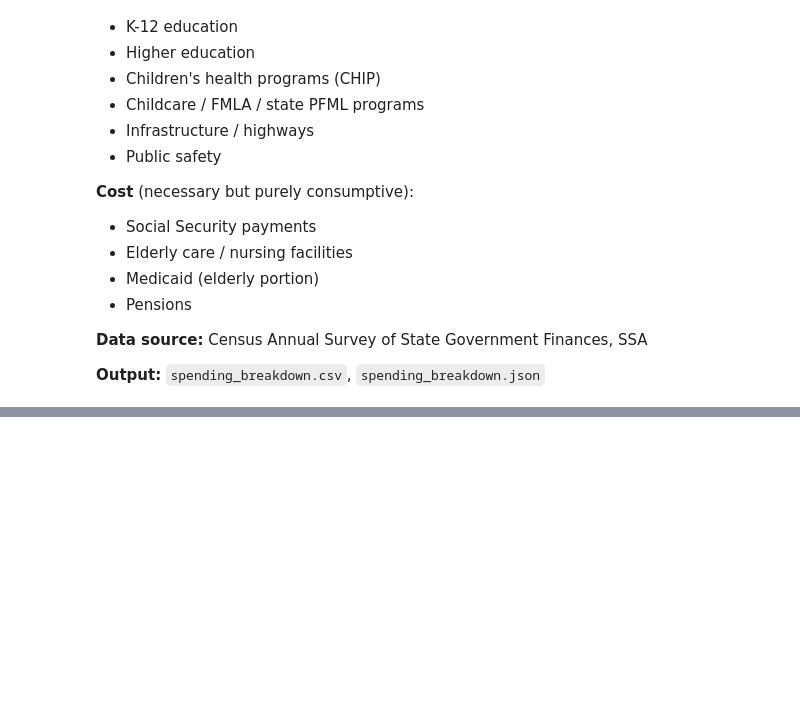
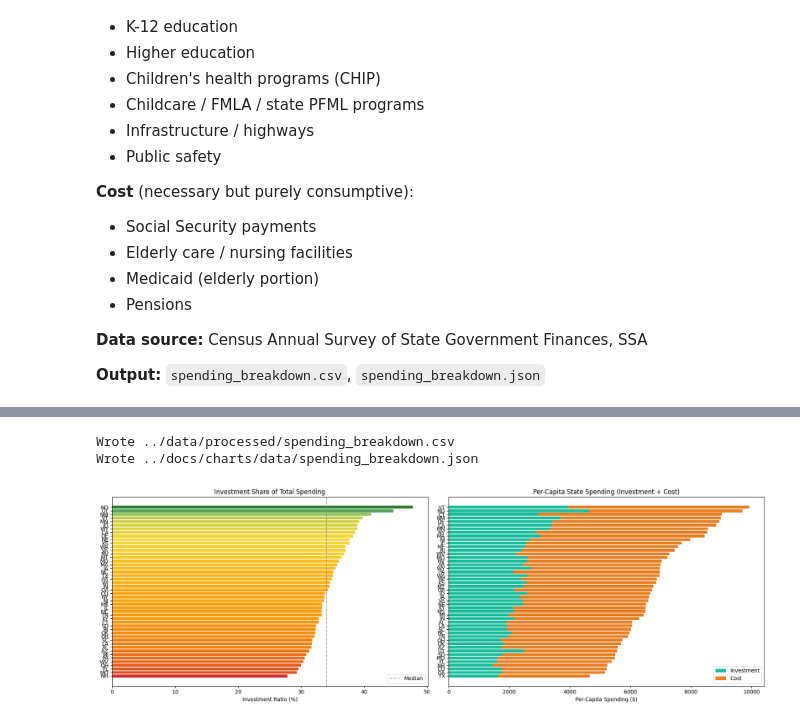
Before and after one commit to mckornfield/public-good-index, a Jupyter notebook: notebooks/02_spending_allocation.ipynb, the cells around one changed output, grey strips where cells are left out. Saved outputs shown, nothing was run; the diff lists cells and outputs as text; code cells hidden in the pictures; blank space fills up the shorter version.

Commit message:
fixes to formatting, coloring and units

```diff
--- a/notebooks/02_spending_allocation.ipynb
+++ b/notebooks/02_spending_allocation.ipynb
@@ -31,7 +31,7 @@ from dotenv import load_dotenv
 sys.path.insert(0, str(Path("..").resolve()))
 from src.data_utils import (
     download_file, load_census_state_finances,
-    fetch_ssa_oasdi_payments, _state_name_to_abbr,
+    fetch_ssa_oasdi_payments, fetch_state_population, _state_name_to_abbr,
 )
 
 load_dotenv(Path("../.env"))
@@ -42,3 +42,7 @@ CHARTS_DIR = Path("../docs/charts/data")
 RAW_DIR.mkdir(parents=True, exist_ok=True)
 PROCESSED_DIR.mkdir(parents=True, exist_ok=True)
 CHARTS_DIR.mkdir(parents=True, exist_ok=True)
+
+# Load state population data for per-capita calculations
+population = fetch_state_population()
+print(f"{len(population)} states with population data")
@@ -186,7 +250,8 @@ spending_by_state.sort_values("investment_ratio", ascending=False).head(10)
 # Export to CSV and JSON
 export_cols = [
     "state", "state_name", "investment_spending", "cost_spending",
-    "total_spending", "investment_ratio",
+    "total_spending", "investment_ratio", "population",
+    "investment_per_capita", "cost_per_capita", "total_per_capita",
 ]
 out = spending_by_state[export_cols].sort_values("state").reset_index(drop=True)
 
@@ -197,3 +262,6 @@ print(f"Wrote {csv_path}")
 json_path = CHARTS_DIR / "spending_breakdown.json"
 out.to_json(json_path, orient="records", indent=2)
 print(f"Wrote {json_path}")
+# %% [output]
+Wrote ../data/processed/spending_breakdown.csv
+Wrote ../docs/charts/data/spending_breakdown.json
@@ -216,2 +268,36 @@ plt.show()
+# %%
+# Visualization — Per-capita spending by state
+from matplotlib.colors import LinearSegmentedColormap
+SCORE_CMAP = LinearSegmentedColormap.from_list("score", ["#d32f2f", "#ff9800", "#fdd835", "#66bb6a", "#2e7d32"])
+
+fig, axes = plt.subplots(1, 2, figsize=(18, 6))
+
+# Left: Investment ratio
+ax1 = axes[0]
+plot_data = out.sort_values("investment_ratio", ascending=True)
+norm = (plot_data["investment_ratio"] - plot_data["investment_ratio"].min()) / \
+       (plot_data["investment_ratio"].max() - plot_data["investment_ratio"].min())
+colors = SCORE_CMAP(norm)
+ax1.barh(plot_data["state"], plot_data["investment_ratio"] * 100, color=colors)
+ax1.set_xlabel("Investment Ratio (%)")
+ax1.set_title("Investment Share of Total Spending")
+ax1.axvline(x=plot_data["investment_ratio"].median() * 100,
+           color="gray", linestyle="--", alpha=0.7, label="Median")
+ax1.legend(["Median"])
+
+# Right: Per-capita total spending (stacked investment + cost)
+ax2 = axes[1]
+plot_data2 = out.sort_values("total_per_capita", ascending=True)
+ax2.barh(plot_data2["state"], plot_data2["investment_per_capita"], color="#1abc9c", label="Investment")
+ax2.barh(plot_data2["state"], plot_data2["cost_per_capita"],
+         left=plot_data2["investment_per_capita"], color="#e67e22", label="Cost")
+ax2.set_xlabel("Per-Capita Spending ($)")
+ax2.set_title("Per-Capita State Spending (Investment + Cost)")
+ax2.legend()
+
+plt.tight_layout()
+plt.show()
+# %% [output]
+[figure, added]
 # %%
 import plotly.express as px
```
Also changed, not shown: parts of 7 cells of this notebook, 15 other files.
